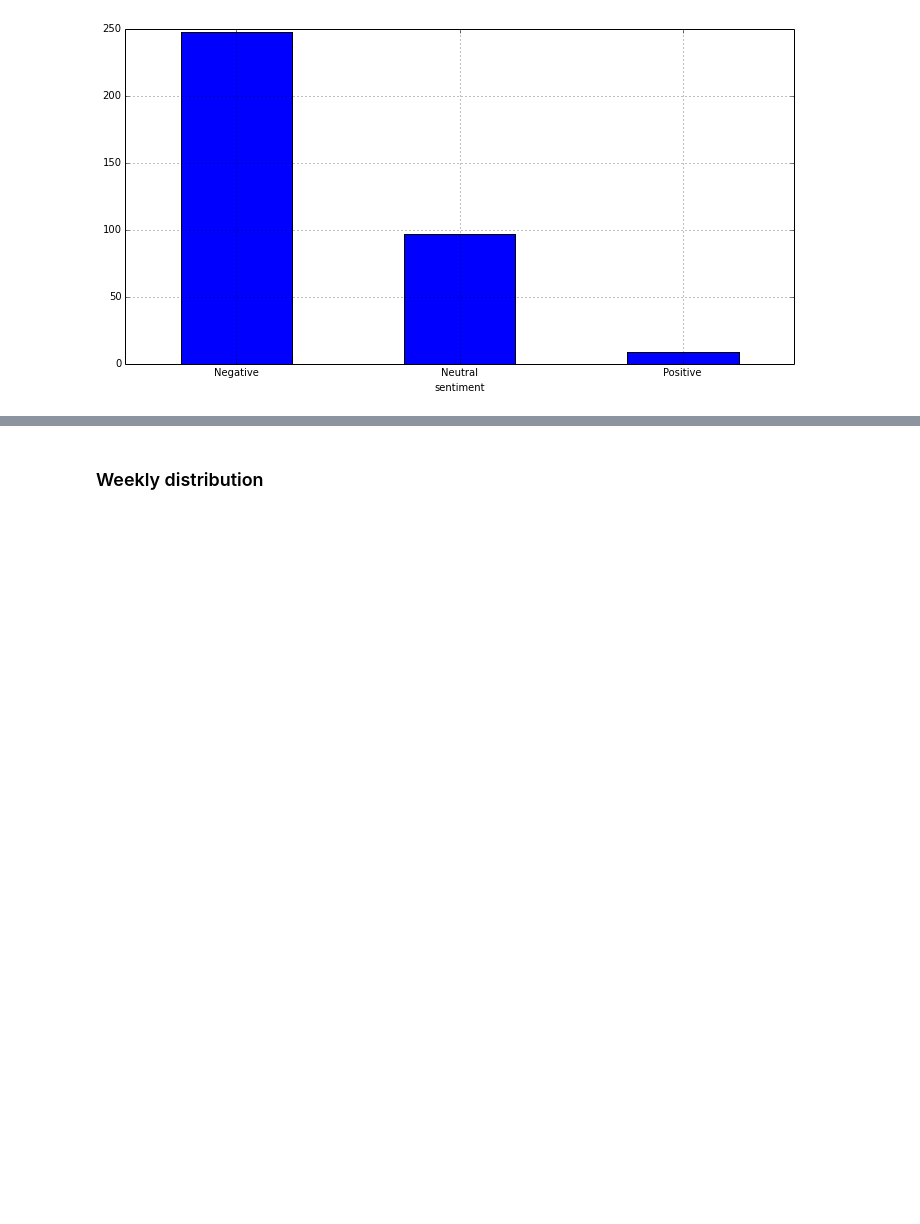
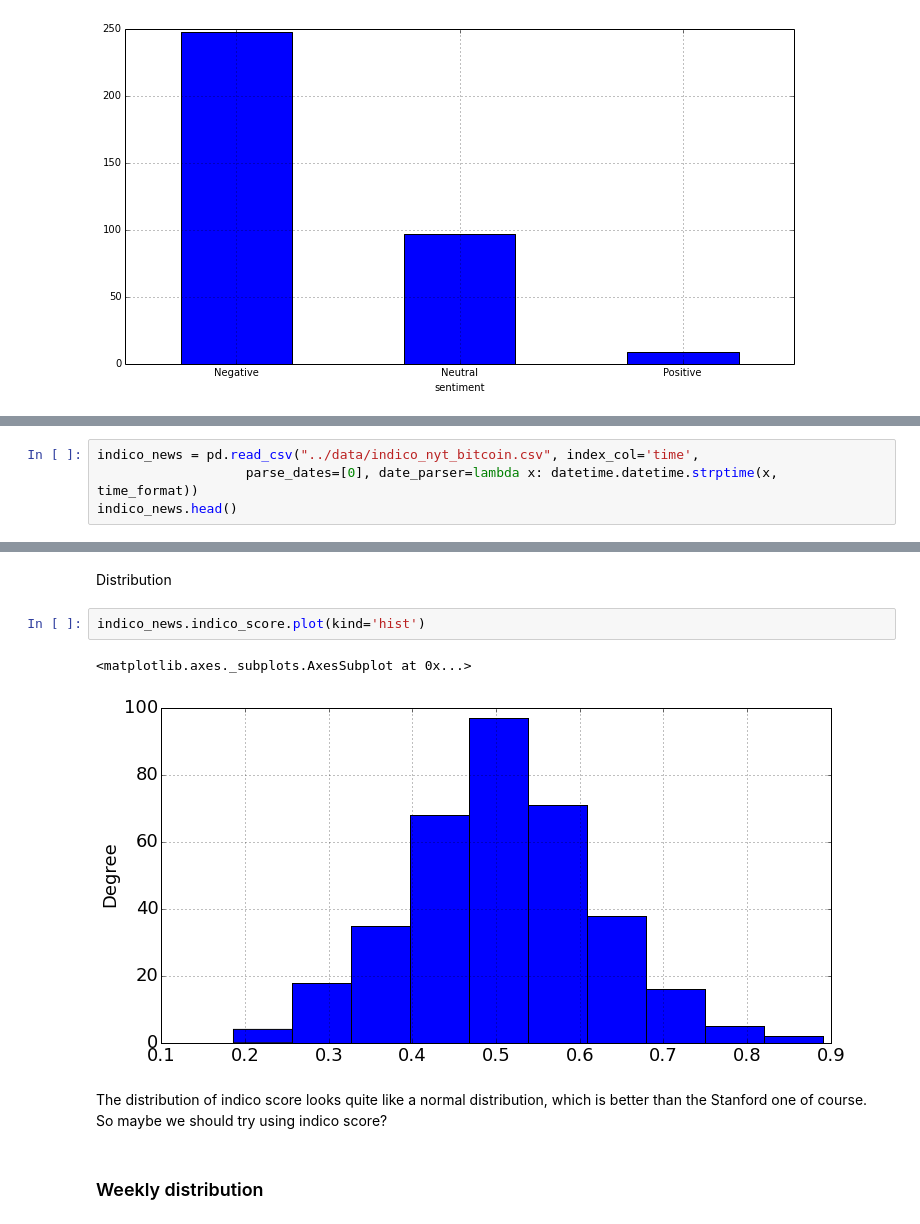
Before and after one commit to yyl/btc-price-analysis, a Jupyter notebook: notes/news_analysis.ipynb, the cells around one changed output, grey strips where cells are left out. Saved outputs shown, nothing was run; the diff lists cells and outputs as text; blank space fills up the shorter version.

Commit message:
indico api added

```diff
--- a/notes/news_analysis.ipynb
+++ b/notes/news_analysis.ipynb
@@ -43,0 +72,4 @@ Massively negative ratings!!!!
+# %%
+indico_news = pd.read_csv("../data/indico_nyt_bitcoin.csv", index_col='time',
+                   parse_dates=[0], date_parser=lambda x: datetime.datetime.strptime(x, time_format))
+indico_news.head()
@@ -44,3 +84,12 @@ Massively negative ratings!!!!
+# %% [markdown]
+Distribution
+# %%
+indico_news.indico_score.plot(kind='hist')
+# %% [output]
+<matplotlib.axes._subplots.AxesSubplot at 0x...>
+[figure, added]
+# %% [markdown]
+The distribution of indico score looks quite like a normal distribution, which is better than the Stanford one of course. So maybe we should try using indico score?
 # %% [markdown]
 ### Weekly distribution
 # %%
```
Also changed, not shown: parts of 10 cells of this notebook, 3 other files.
